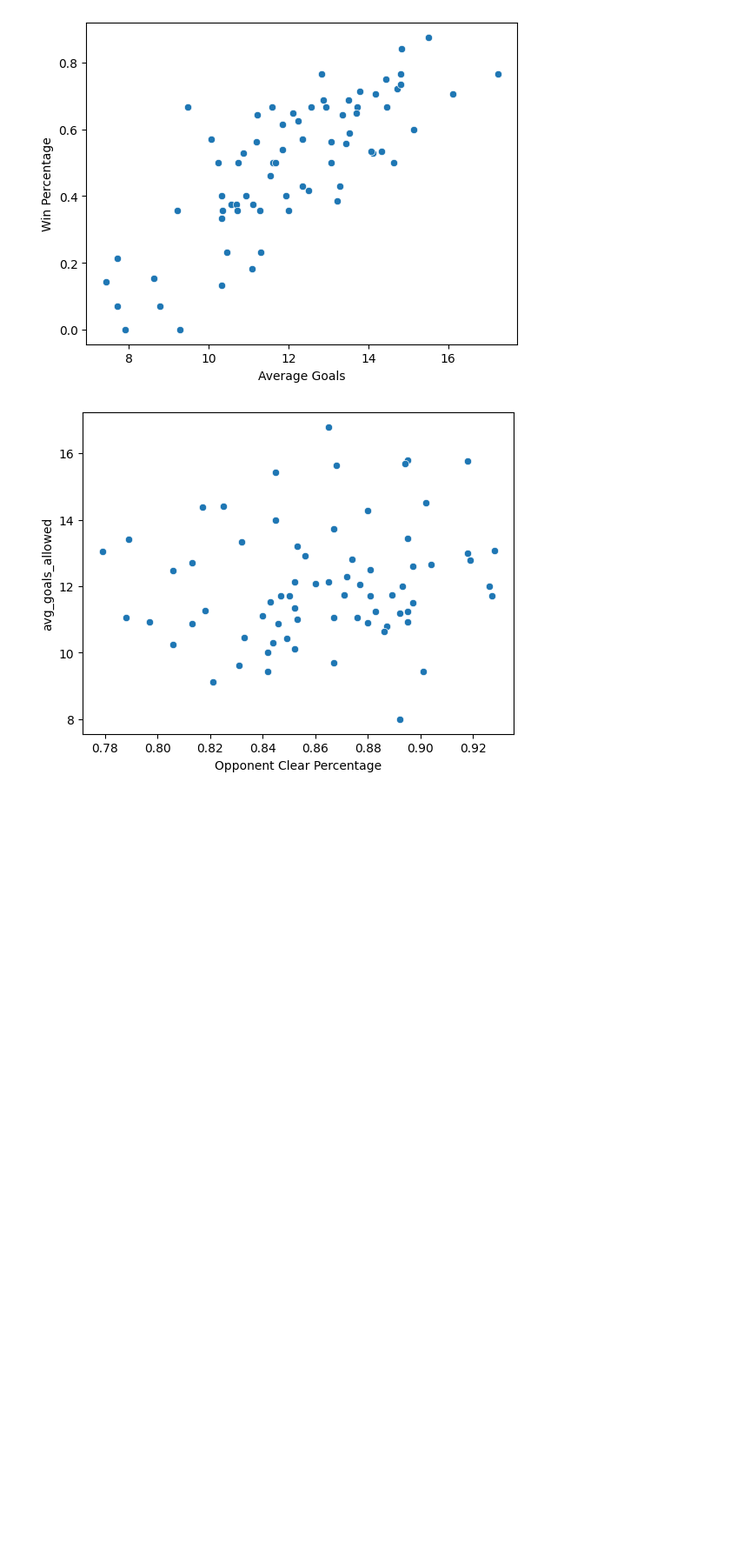
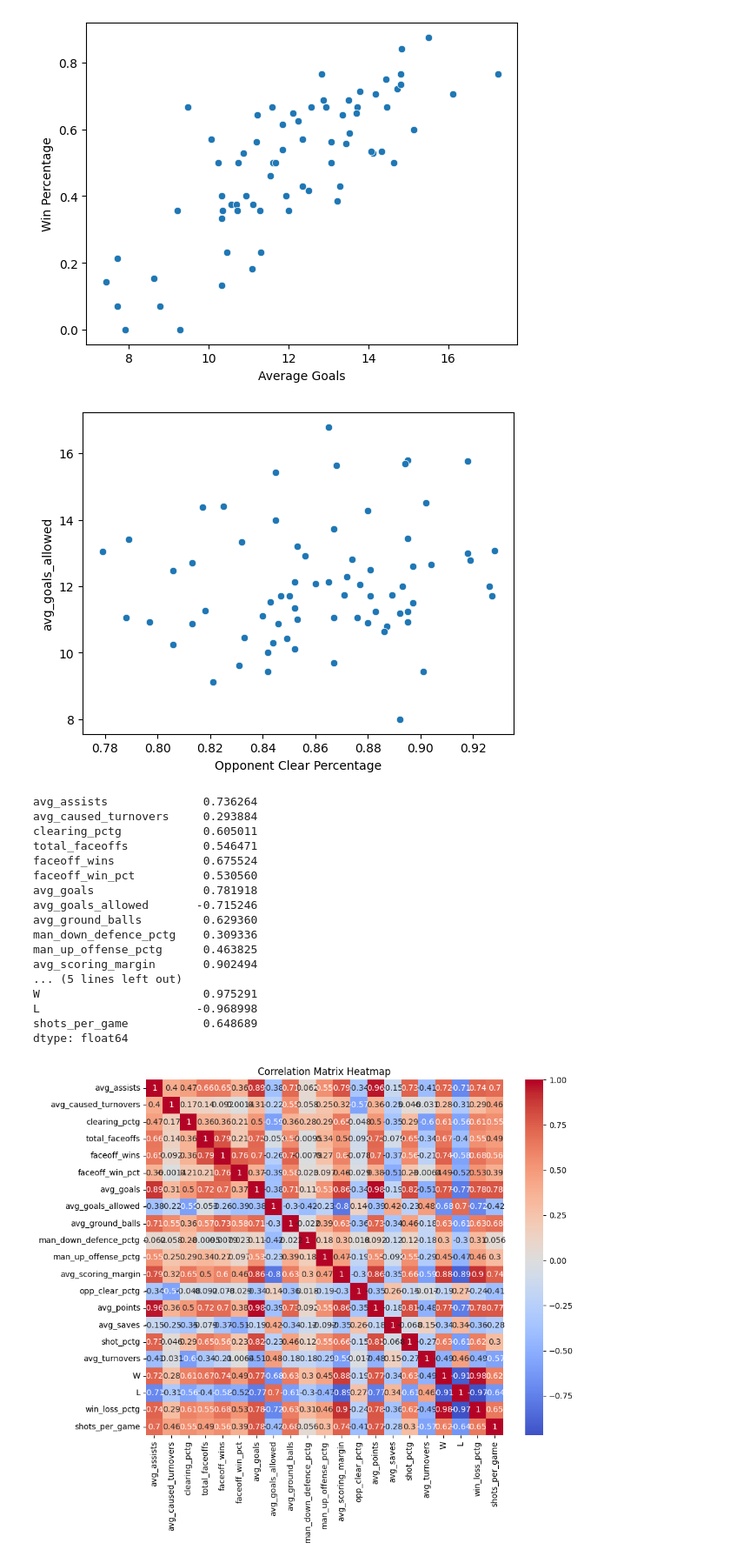
Before and after one commit to dmitriroth/LacrosseStats, a Jupyter notebook: LacrosseStats.ipynb, the cells around one changed output. Shown: that part at 87% size. Cells and saved outputs as stored; diff of their text form; code cells hidden in the pictures; blank space fills up the shorter version.

Commit message:
adding correlations

```diff
--- a/LacrosseStats.ipynb
+++ b/LacrosseStats.ipynb
@@ -73,3 +73,37 @@ ax.set(xlabel='Opponent Clear Percentage', ylabel='avg_goals_allowed')
 plt.show()
 # %% [output]
 [figure]
+# %%
+corr_df = ncaa_data_df.drop(['Team','Conference'],axis = 1)
+correlation_with_win = corr_df.corrwith(corr_df['win_loss_pctg']).drop('win_loss_pctg')
+
+# Display table of correlations with win percentage
+print(correlation_with_win)
+
+# Create correlation matrix of all numeric columns (optional)
+corr_matrix = corr_df.corr()
+
+# Visualize the correlation matrix with a heatmap
+plt.figure(figsize=(10, 8))
+sns.heatmap(corr_matrix, annot=True, cmap='coolwarm', center=0)
+plt.title('Correlation Matrix Heatmap')
+plt.show()
+# %% [output]
+avg_assists              0.736264
+avg_caused_turnovers     0.293884
+clearing_pctg            0.605011
+total_faceoffs           0.546471
+faceoff_wins             0.675524
+faceoff_win_pct          0.530560
+avg_goals                0.781918
+avg_goals_allowed       -0.715246
+avg_ground_balls         0.629360
+man_down_defence_pctg    0.309336
+man_up_offense_pctg      0.463825
+avg_scoring_margin       0.902494
+... (5 lines left out)
+W                        0.975291
+L                       -0.968998
+shots_per_game           0.648689
+dtype: float64
+[figure, added]
```
